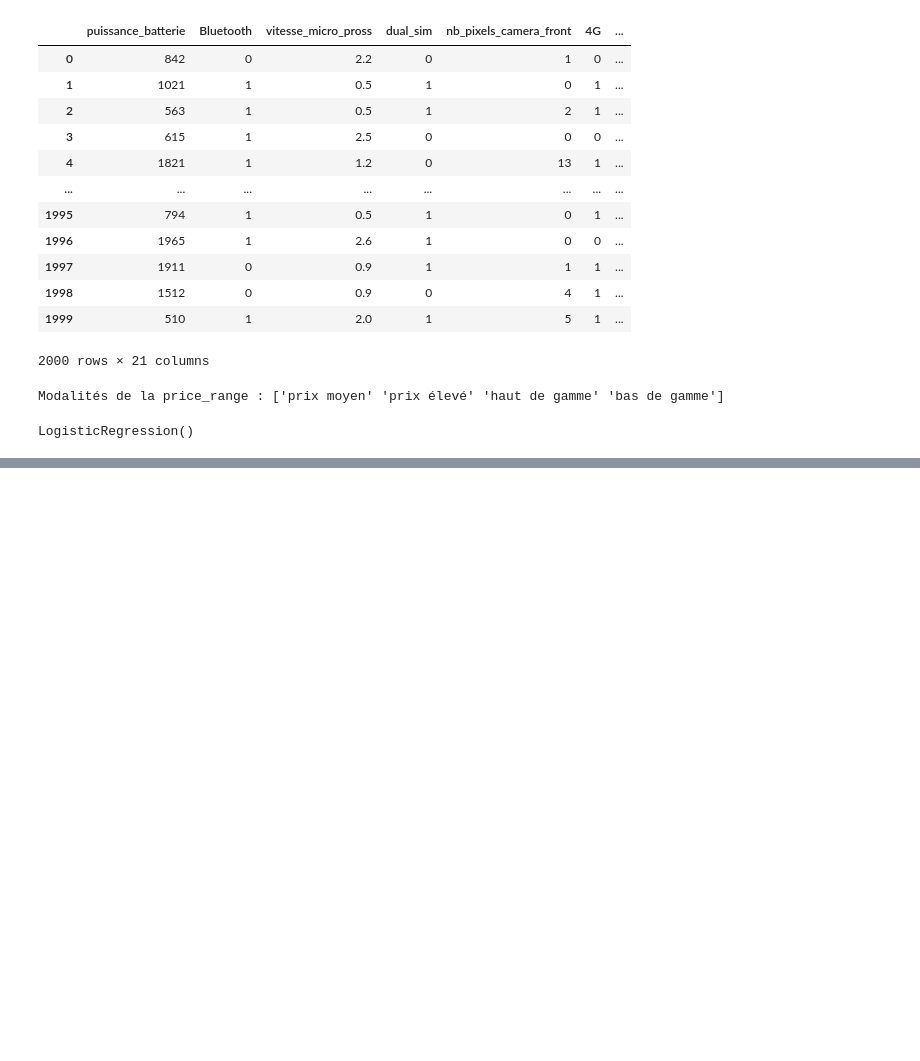
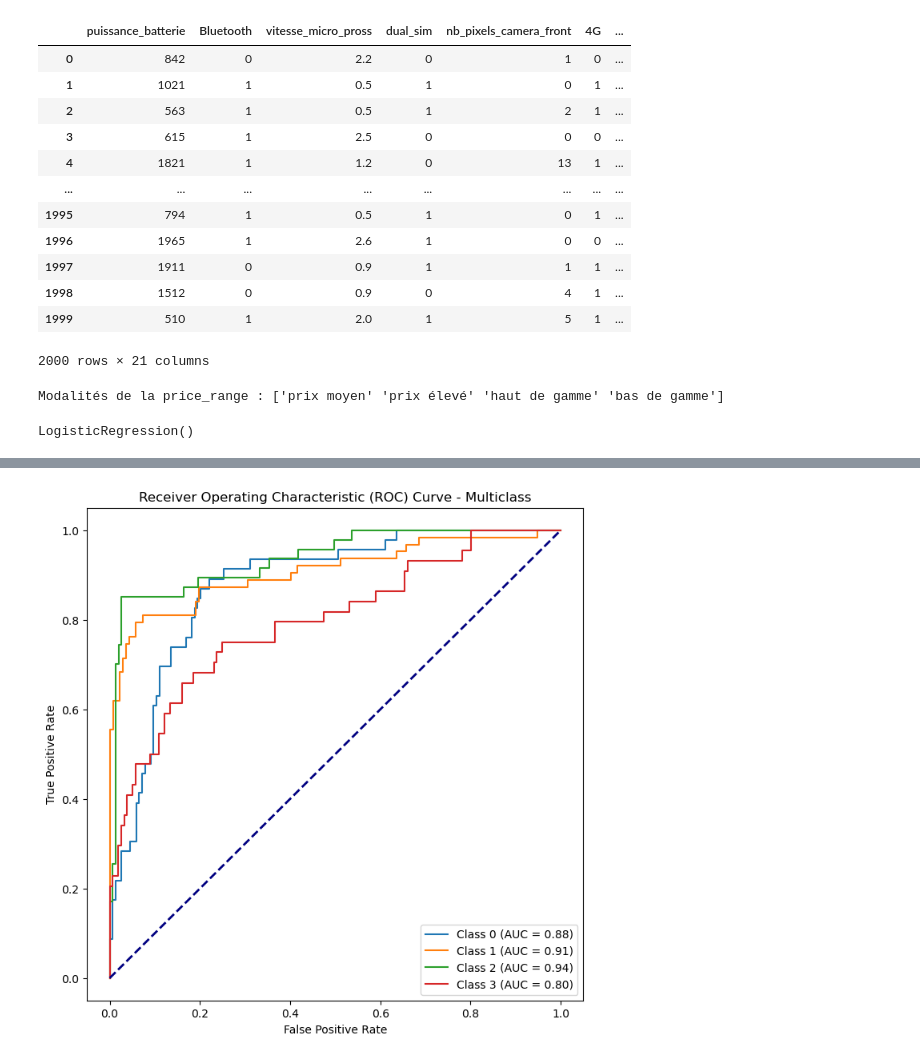
Before and after one commit to kiljou/Projet_MLOPS, a Jupyter notebook: MLOps_projet.ipynb, the cells around one changed output, grey strips where cells are left out. Cells and saved outputs as stored; diff of their text form; code cells hidden in the pictures; blank space fills up the shorter version.

Commit message:
Pré-évaluation du modèle

```diff
--- a/MLOps_projet.ipynb
+++ b/MLOps_projet.ipynb
@@ -124,0 +172,42 @@ print(pLg.score(X_train, y_train), pLg.score(X_test, y_test))
+# %%
+# Création de la courbe de ROC
+
+# Générer des données de démonstration
+X, y = make_classification(n_samples=1000, n_classes=4, n_clusters_per_class=1, random_state=42)
+
+# Binariser les étiquettes
+y_bin = label_binarize(y, classes=[0, 1, 2, 3])
+
+# Diviser les données en ensemble d'entraînement et ensemble de test
+X_train, X_test, y_train, y_test = train_test_split(X, y_bin, test_size=0.2, random_state=42)
+
+# Utiliser OneVsRestClassifier avec un classificateur binaire (par exemple, Logistic Regression)
+classifier = OneVsRestClassifier(LogisticRegression())
+
+# Ajuster le modèle
+classifier.fit(X_train, y_train)
+
+# Obtenir les scores des probabilités
+y_score = classifier.predict_proba(X_test)
+
+# Calculer les courbes ROC et les aires sous la courbe pour chaque classe
+fpr = dict()
+tpr = dict()
+roc_auc = dict()
+for i in range(4):  # 4 classes dans cet exemple
+    fpr[i], tpr[i], _ = roc_curve(y_test[:, i], y_score[:, i])
+    roc_auc[i] = auc(fpr[i], tpr[i])
+
+# Tracer les courbes ROC
+plt.figure(figsize=(8, 8))
+for i in range(4):
+    plt.plot(fpr[i], tpr[i], label=f'Class {i} (AUC = {roc_auc[i]:.2f})')
+
+plt.plot([0, 1], [0, 1], color='navy', lw=2, linestyle='--')
+plt.xlabel('False Positive Rate')
+plt.ylabel('True Positive Rate')
+plt.title('Receiver Operating Characteristic (ROC) Curve - Multiclass')
+plt.legend(loc='lower right')
+plt.show()
+# %% [output]
+[figure, added]
```
Also changed, not shown: parts of 6 cells of this notebook.
